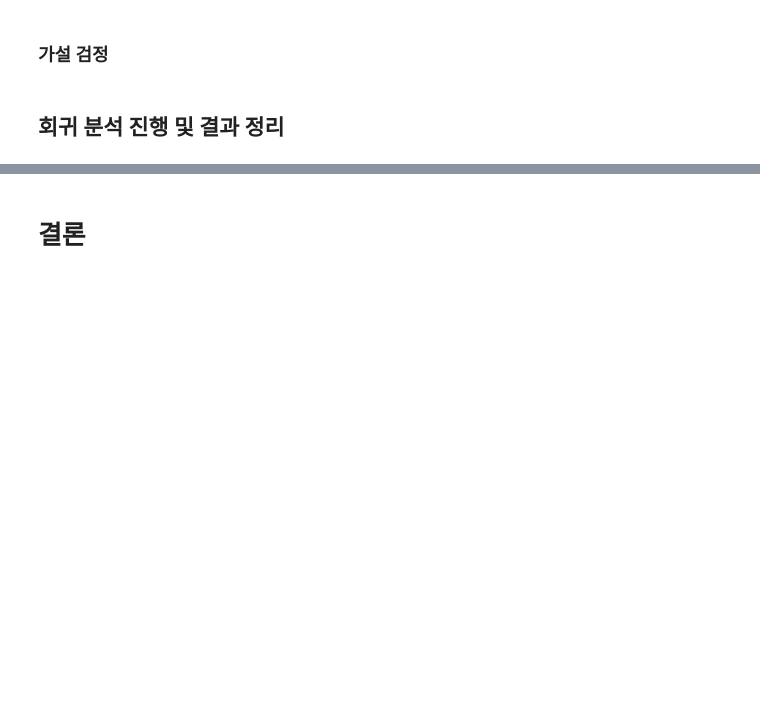
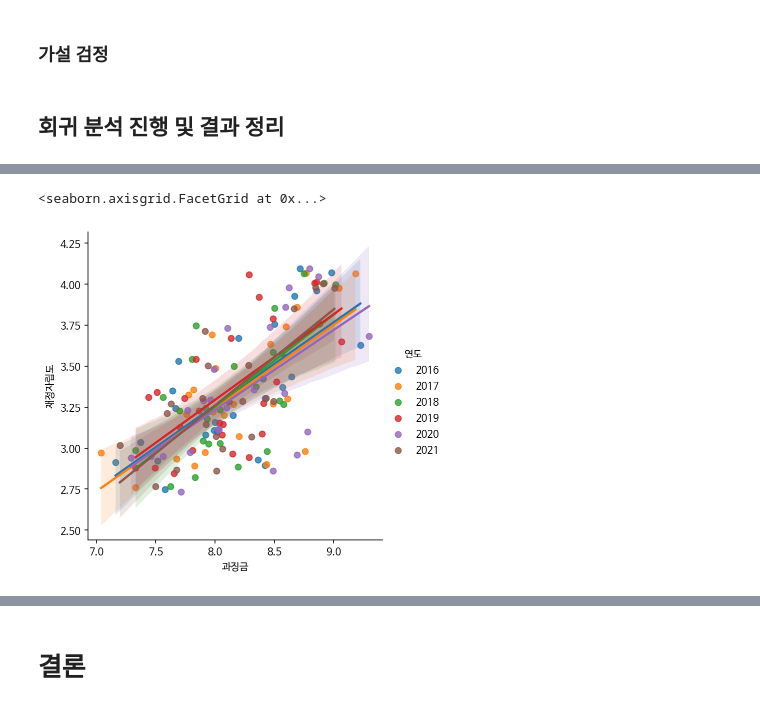
Before and after one commit to Gi-Woong/SDA-TeamProject, a Jupyter notebook: SDA_Term_Project.ipynb, the cells around one changed output, grey strips where cells are left out. Saved outputs shown, nothing was run; the diff lists cells and outputs as text; code cells hidden in the pictures; blank space fills up the shorter version.

```diff
--- a/SDA_Term_Project.ipynb
+++ b/SDA_Term_Project.ipynb
@@ -834,40 +914,24 @@ Penalty_final
 import statsmodels.api as sm
 
 
-df_data["과징금"] = df_data["과징금"].apply(float)
-df_data["연도"] = df_data["연도"].apply(int)
-df_sn = df_data
-for gu in df_data["자치구별"].unique():
-  if(gu == "강서구" or gu == "양천구" or gu == "구로구" or gu == "영등포구" or gu == "금천구" or gu == "동작구" or gu == "관악구" or gu == "서초구" or gu == "강남구" or gu == "송파구" or gu == "강남구" or gu == "강동구"):
-    df_sn.loc[df_sn['자치구별'] == gu, '강'] = 1
-  else:
-    df_sn.loc[df_sn['자치구별'] == gu, '강'] = 2
-df_south = df_sn[df_sn["강"]==1]
-df_north = df_sn[df_sn["강"]==2]
-
-df_15 = df_data[df_data["연도"]==2015]
-df_15_index = outliers(df_15["과징금"])
-df_15.loc[df_15_index,"과징금"]
-
-
-
-
 for year in df_data["연도"].unique():
-  if(year == 2017 or year == 2018 or year == 2021):
+  if(year != 2015):
     df_temp = df_data[df_data["연도"]==year]
-    model1 = sm.OLS(df_temp["과징금"], df_temp["재정자주도"])
+    model1 = sm.OLS(df_temp["과징금"], df_temp["재정자립도"])
     fitted_model1=model1.fit()
     print("-"*78)
     print(" ")
     print(" "*35,'\033[1m' + str(year) + '\033[0m')
     print(fitted_model1.summary())
 
+df_south = df_sn[df_sn["강"]==1]
+df_north = df_sn[df_sn["강"]==2]
 
 for year in df_south["연도"].unique():
 
-  if(year == 2018 or year == 2021):
+  if(year == 2017 or year == 2018 or year == 2019 or year ==2021):
     df_temp = df_south[df_south["연도"]==year]
-    model1 = sm.OLS(df_temp["과징금"], df_temp["재정자주도"])
+    model1 = sm.OLS(df_temp["과징금"], df_temp["재정자립도"])
     fitted_model1=model1.fit()
     print("-"*78)
     print(" ")
@@ -876,9 +940,9 @@ for year in df_south["연도"].unique():
 
 for year in df_north["연도"].unique():
 
-  if(year == 2017):
-    df_temp = df_north[df_north["연도"]==year]
-    model1 = sm.OLS(df_temp["과징금"], df_temp["재정자주도"])
+  if(year != 2015):
+    df_temp = df_south[df_south["연도"]==year]
+    model1 = sm.OLS(df_temp["과징금"], df_temp["재정자립도"])
     fitted_model1=model1.fit()
     print("-"*78)
     print(" ")
@@ -888,0 +969,6 @@ NameError: ignored
+# %%
+df_temp = df_data[df_data["연도"]!=2015]
+sns.lmplot(x="과징금", y="재정자립도", hue ="연도", data=df_temp)
+# %% [output]
+<seaborn.axisgrid.FacetGrid at 0x...>
+[figure, added]
```
Also changed, not shown: parts of 28 cells of this notebook.
